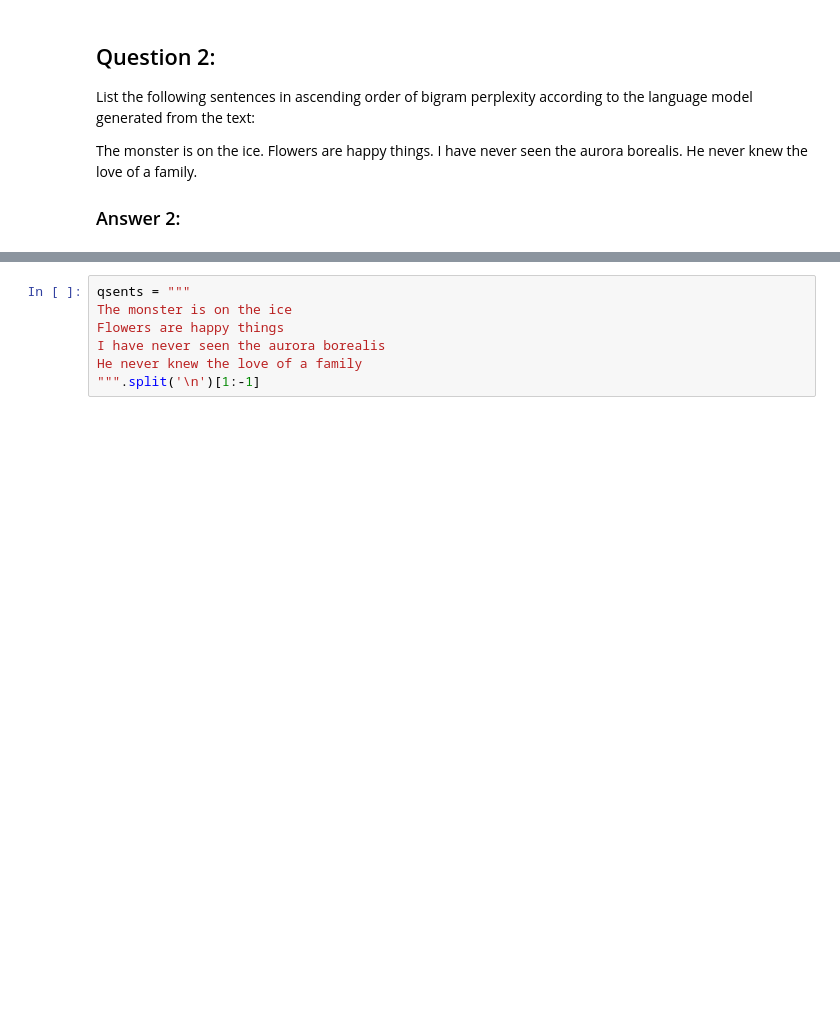
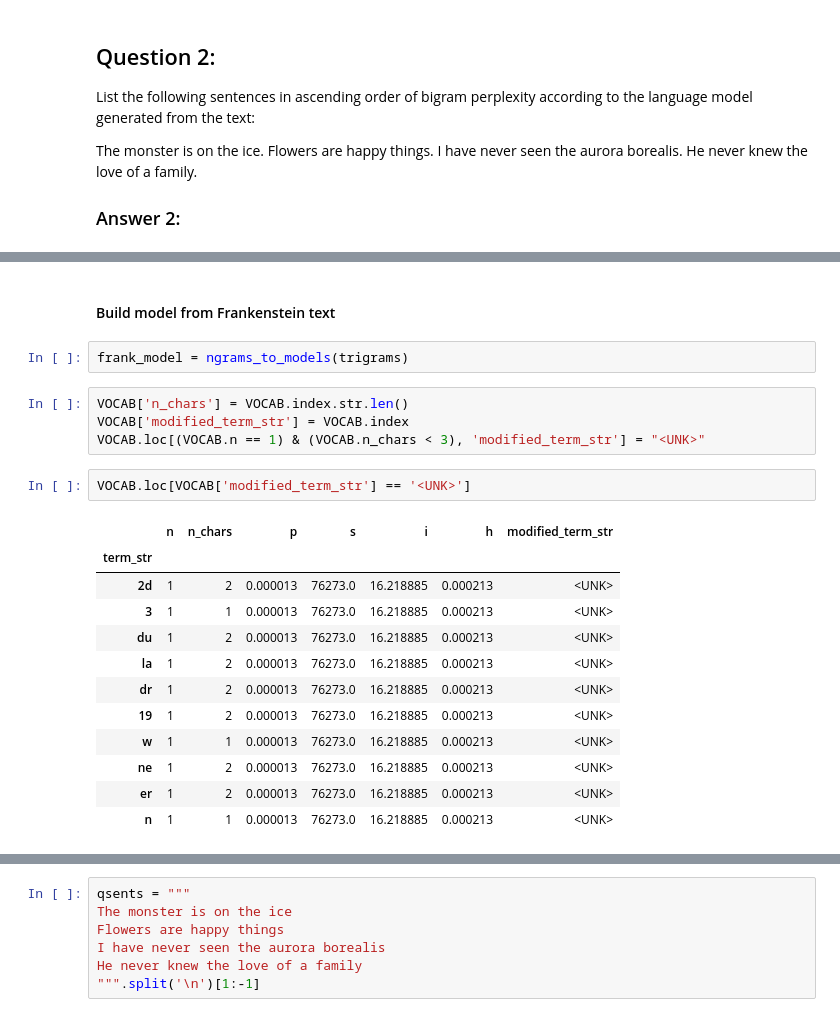
Before and after one commit to rlipps/DS5001-2024-01-R, a Jupyter notebook: lessons/M03_LanguageModels/M03_HW03.ipynb, the cells around one changed output, grey strips where cells are left out. Cells and saved outputs as stored; diff of their text form; blank space fills up the shorter version.

```diff
--- a/lessons/M03_LanguageModels/M03_HW03.ipynb
+++ b/lessons/M03_LanguageModels/M03_HW03.ipynb
@@ -231,0 +253,23 @@ He never knew the love of a family.
+# %% [markdown]
+#### Build model from Frankenstein text
+# %%
+frank_model = ngrams_to_models(trigrams)
+# %%
+VOCAB['n_chars'] = VOCAB.index.str.len()
+VOCAB['modified_term_str'] = VOCAB.index
+VOCAB.loc[(VOCAB.n == 1) & (VOCAB.n_chars < 3), 'modified_term_str'] = "<UNK>"
+# %%
+VOCAB.loc[VOCAB['modified_term_str'] == '<UNK>']
+# %% [output]
+|  | n | n_chars | p | s | i | h | modified_term_str |
+| term_str |  |  |  |  |  |  |  |
+| 2d | 1 | 2 | 0.000013 | 76273.0 | 16.218885 | 0.000213 | <UNK> |
+| 3 | 1 | 1 | 0.000013 | 76273.0 | 16.218885 | 0.000213 | <UNK> |
+| du | 1 | 2 | 0.000013 | 76273.0 | 16.218885 | 0.000213 | <UNK> |
+| la | 1 | 2 | 0.000013 | 76273.0 | 16.218885 | 0.000213 | <UNK> |
+| dr | 1 | 2 | 0.000013 | 76273.0 | 16.218885 | 0.000213 | <UNK> |
+| 19 | 1 | 2 | 0.000013 | 76273.0 | 16.218885 | 0.000213 | <UNK> |
+| w | 1 | 1 | 0.000013 | 76273.0 | 16.218885 | 0.000213 | <UNK> |
+| ne | 1 | 2 | 0.000013 | 76273.0 | 16.218885 | 0.000213 | <UNK> |
+| er | 1 | 2 | 0.000013 | 76273.0 | 16.218885 | 0.000213 | <UNK> |
+| n | 1 | 1 | 0.000013 | 76273.0 | 16.218885 | 0.000213 | <UNK> |
```
Also changed, not shown: parts of 39 cells of this notebook.
